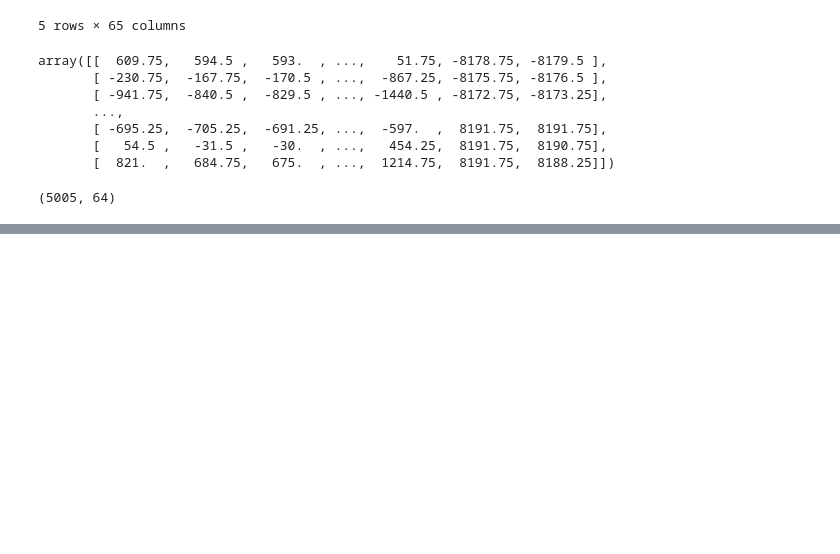
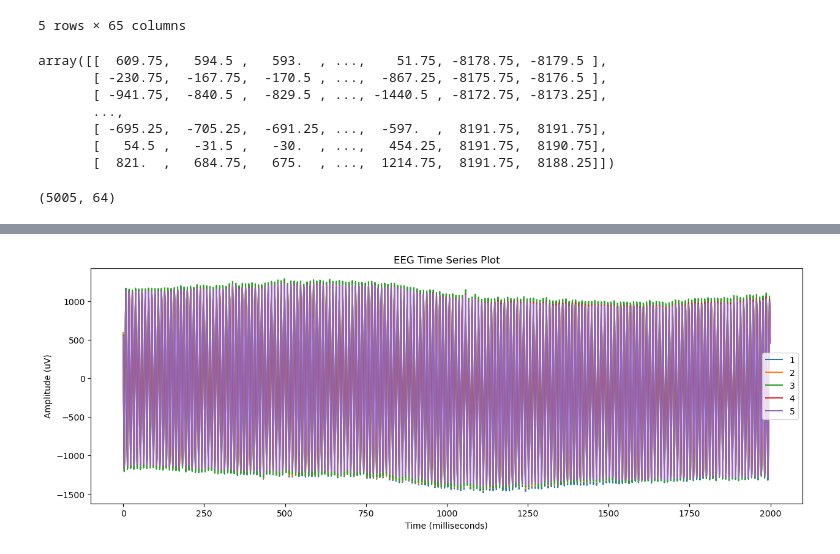
Before and after one commit to ScentNet-AI/data-engineering-pipeline, a Jupyter notebook: notebooks/data_cleaning.ipynb, the cells around one changed output, grey strips where cells are left out. Drawn from its saved outputs; the diff is of its cells as text; code cells hidden in the pictures; blank space fills up the shorter version.

```diff
--- a/notebooks/data_cleaning.ipynb
+++ b/notebooks/data_cleaning.ipynb
@@ -84,0 +86,19 @@ NameError: name 'plt' is not defined
+# %%
+import matplotlib.pyplot as plt
+
+# Assuming each column is a channel and the first column is time or index
+channels = eeg_data.columns[1:]  # Adjust if your format includes a time/index column
+sampling_rate = 1000  # Example: 1000 Hz, adjust as per your setup
+
+# Plot the first few seconds of EEG data for the first few channels
+plt.figure(figsize=(15, 5))
+for channel in channels[:5]:  # Adjust the slice for more/less channels
+    plt.plot(eeg_data[channel][:sampling_rate * 2], label=channel)  # Plotting first 2 seconds
+
+plt.title('EEG Time Series Plot')
+plt.xlabel('Time (milliseconds)')
+plt.ylabel('Amplitude (uV)')
+plt.legend()
+plt.show()
+# %% [output]
+[figure, added]
```
Also changed, not shown: parts of 1 cell of this notebook.
